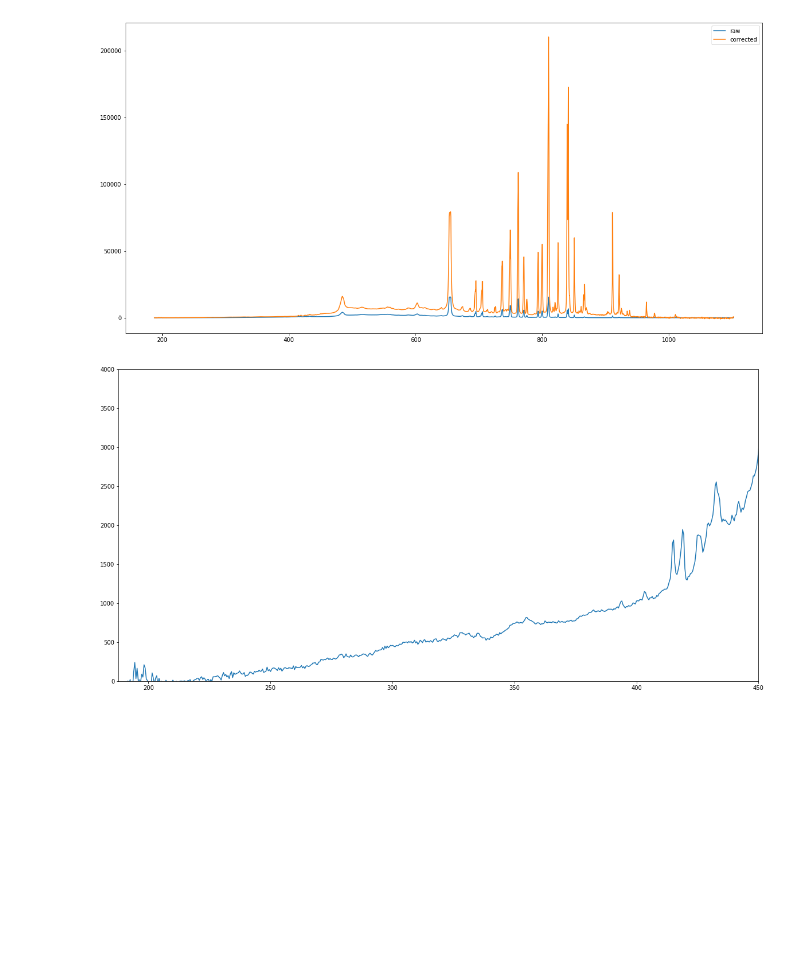
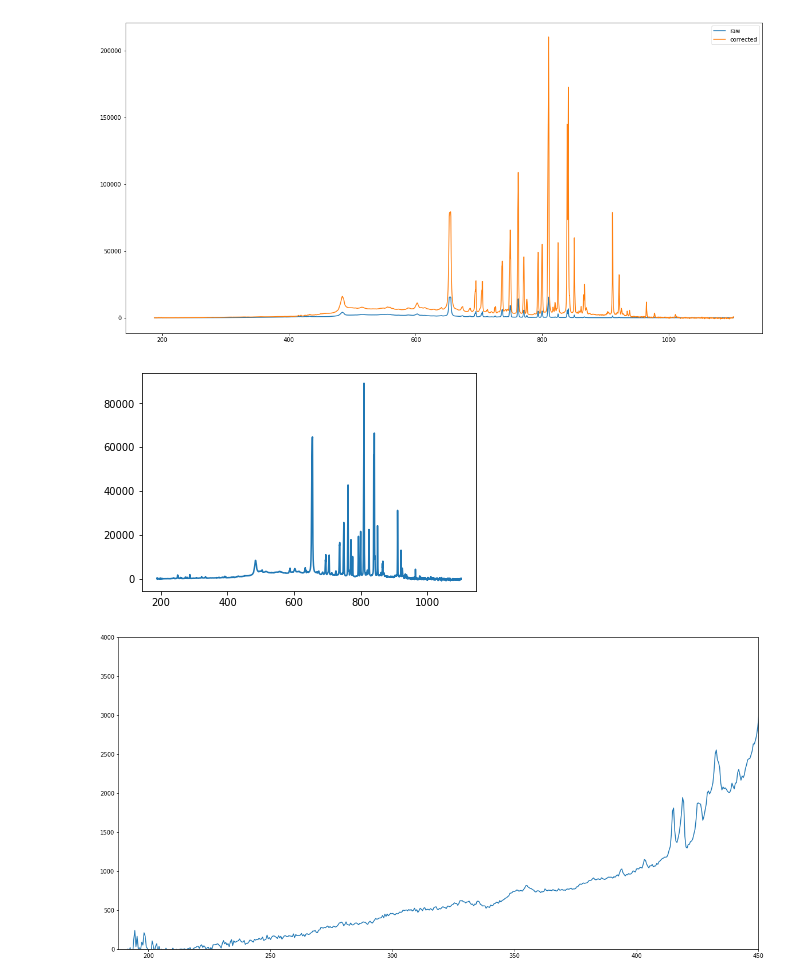
Before and after one commit to piovere/zeTorch, a Jupyter notebook: Filtering.ipynb, the cells around one changed output. Drawn from its saved outputs; the diff is of its cells as text; code cells hidden in the pictures; blank space fills up the shorter version.

Commit message:
some curve correction for Jana

```diff
--- a/Filtering.ipynb
+++ b/Filtering.ipynb
@@ -42,6 +42,20 @@ plt.legend(loc="upper right")
 plt.show()
 # %% [output]
 [figure]
+# %%
+janadata = np.loadtxt(
+    "Torch_Data/20170721-ORNL-Houston/20170721-Ar-H-Houston/20170721_Ar-H-Houston_14_10-15-29-120.txt",
+    skiprows=14
+)
+
+jdata = np.column_stack((janadata[:,0], np.multiply(janadata[:,1], interp(janadata[:,0]))))
+
+np.savetxt("jana_20170721_Ar-H-Houston_14_10-15-29-120.txt", jdata, delimiter=',')
+
+plt.plot(jdata[:,0], jdata[:,1])
+plt.show()
+# %% [output]
+[figure, added]
 # %%
 cdata = np.column_stack((data[:,0], np.multiply(data[:,1], interp(data[:,0]))))
 
```
Also changed, not shown: 1 other file.
